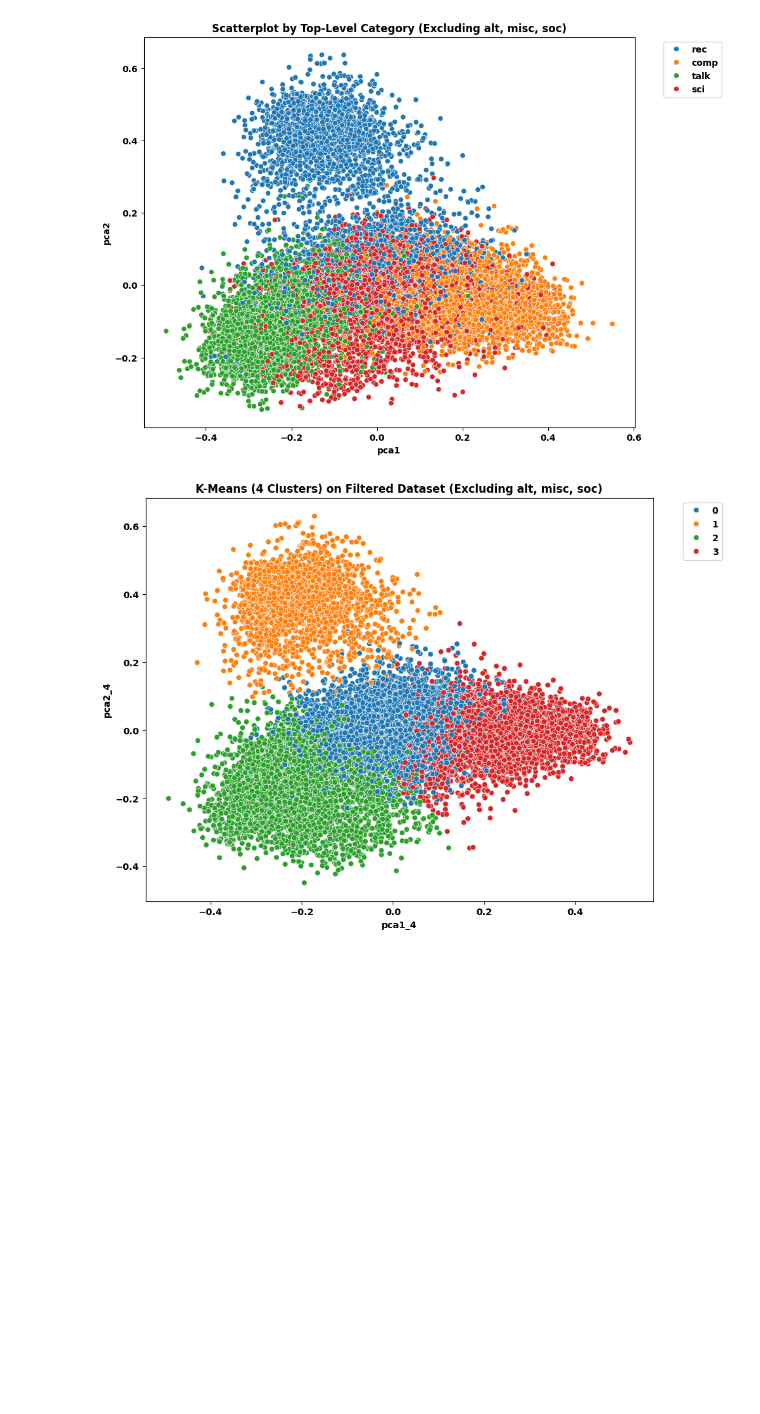
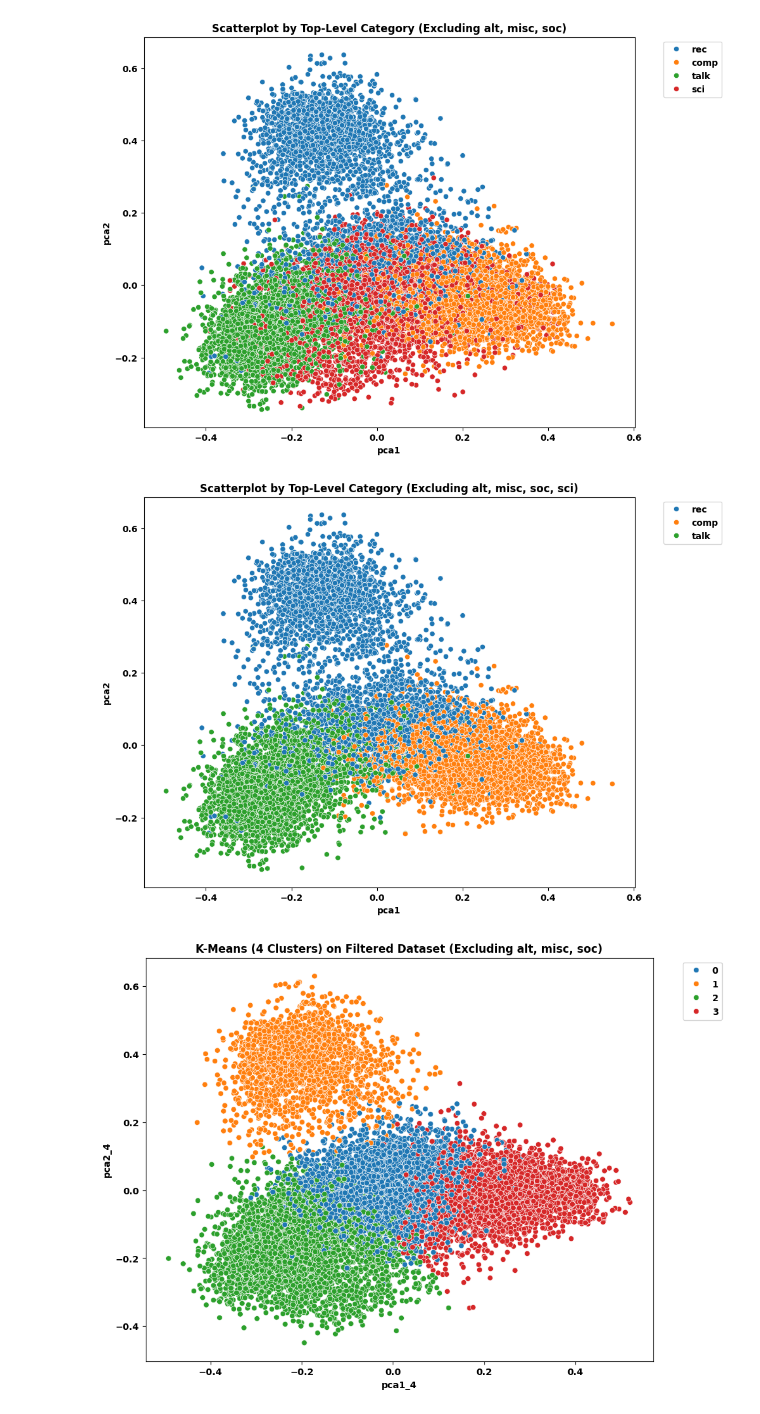
Before and after one commit to BorgPhysics/LMM_Examples, a Jupyter notebook: SentenceTransformersAndFAISS/Newsgroups clustering test.ipynb, the cells around one changed output. Saved outputs shown, nothing was run; the diff lists cells and outputs as text; code cells hidden in the pictures; blank space fills up the shorter version.

```diff
--- a/SentenceTransformersAndFAISS/Newsgroups clustering test.ipynb
+++ b/SentenceTransformersAndFAISS/Newsgroups clustering test.ipynb
@@ -219,6 +226,26 @@ plt.legend(bbox_to_anchor=(1.05, 1), loc='upper left')
 plt.show()
 # %% [output]
 [figure]
+# %%
+# 1. Filter out rows where top_level is in ['alt', 'misc', 'soc']
+df_filtered_to_three = df_20newsgroups[
+    ~df_20newsgroups['top_level'].isin(['alt', 'misc', 'soc', 'sci'])
+]
+
+# 2. Scatterplot of top-level categories (minus alt, misc, soc)
+plt.figure(figsize=(10, 8))
+sns.scatterplot(
+    x='pca1',
+    y='pca2',
+    hue='top_level',
+    data=df_filtered_to_three,
+    palette='tab10'
+)
+plt.title('Scatterplot by Top-Level Category (Excluding alt, misc, soc, sci)')
+plt.legend(bbox_to_anchor=(1.05, 1), loc='upper left')
+plt.show()
+# %% [output]
+[figure, added]
 # %%
 # 4. Plot the results, colored by the new 4 clusters
 plt.figure(figsize=(10, 8))
```
Also changed, not shown: parts of 13 cells of this notebook.
